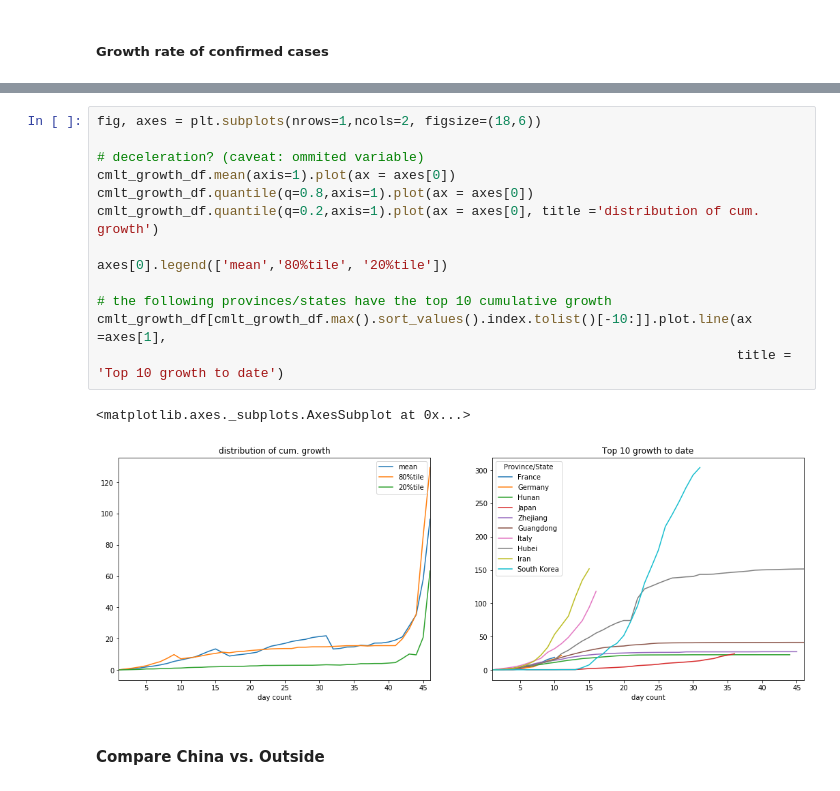
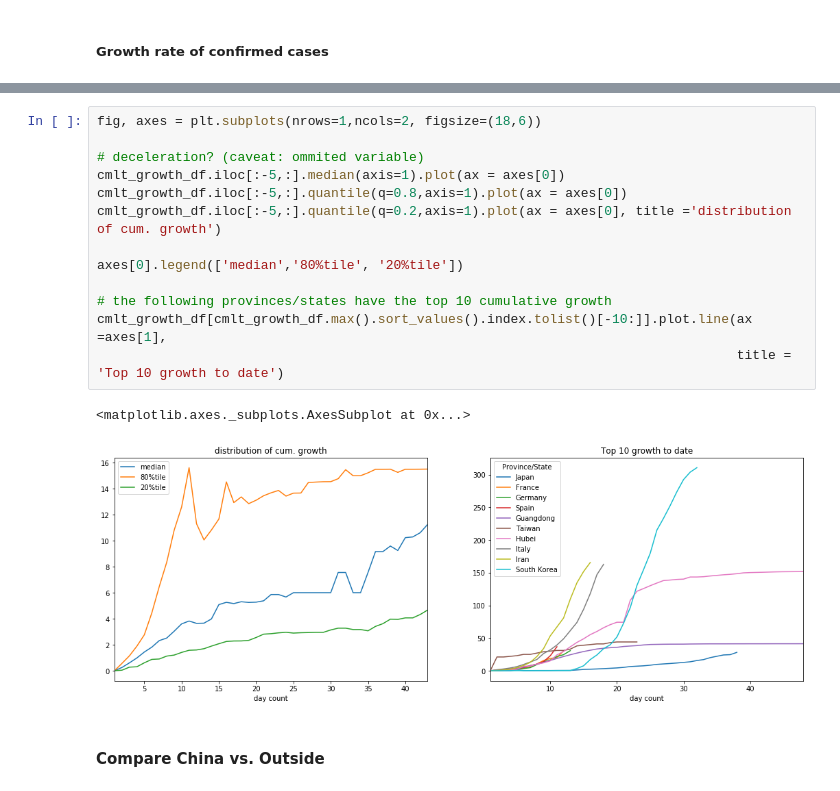
Before and after one commit to deeplaunch/Experiments, a Jupyter notebook: nCoV/Novel Coronavirus Spread- Load Github.ipynb, the cells around one changed output, grey strips where cells are left out. Saved outputs shown, nothing was run; the diff lists cells and outputs as text.

```diff
--- a/nCoV/Novel Coronavirus Spread- Load Github.ipynb
+++ b/nCoV/Novel Coronavirus Spread- Load Github.ipynb
@@ -342,19 +344,19 @@ cmlt_growth_df.max().sort_values().plot.bar(figsize =(12,8), title='cum. growth
 # %%
 fig, axes = plt.subplots(nrows=1,ncols=2, figsize=(18,6))
 
 # deceleration? (caveat: ommited variable)
-cmlt_growth_df.mean(axis=1).plot(ax = axes[0])
-cmlt_growth_df.quantile(q=0.8,axis=1).plot(ax = axes[0])
-cmlt_growth_df.quantile(q=0.2,axis=1).plot(ax = axes[0], title ='distribution of cum. growth')
+cmlt_growth_df.iloc[:-5,:].median(axis=1).plot(ax = axes[0])
+cmlt_growth_df.iloc[:-5,:].quantile(q=0.8,axis=1).plot(ax = axes[0])
+cmlt_growth_df.iloc[:-5,:].quantile(q=0.2,axis=1).plot(ax = axes[0], title ='distribution of cum. growth')
 
-axes[0].legend(['mean','80%tile', '20%tile'])
+axes[0].legend(['median','80%tile', '20%tile'])
 
 # the following provinces/states have the top 10 cumulative growth
 cmlt_growth_df[cmlt_growth_df.max().sort_values().index.tolist()[-10:]].plot.line(ax =axes[1],
                                                                                   title = 'Top 10 growth to date')
 # %% [output]
 <matplotlib.axes._subplots.AxesSubplot at 0x...>
-[figure, old version]
+[figure, new version]
 # %% [markdown]
 #### Compare China vs. Outside
 # %%
```
Also changed, not shown: parts of 32 cells of this notebook.
